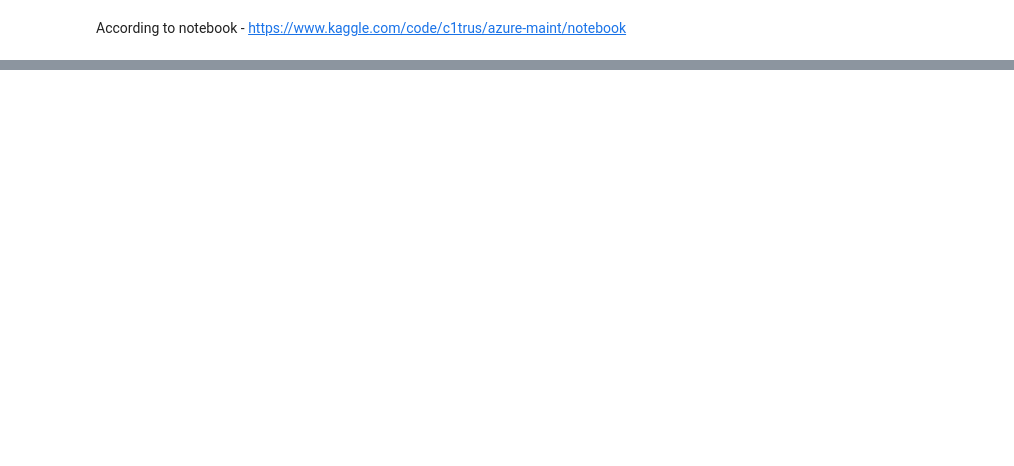
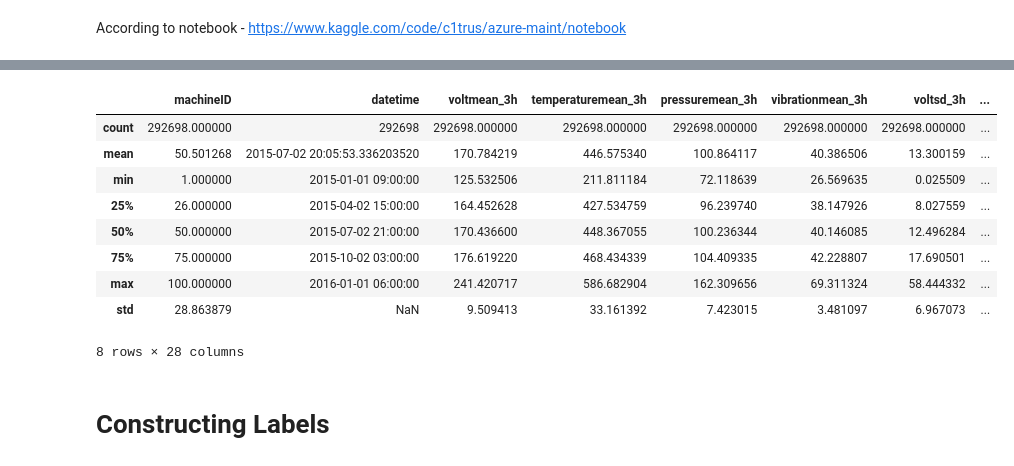
Before and after one commit to kuboszekadr/GenAI-WordCup-042024, a Jupyter notebook: notebooks/failure_prediction_xgboost.ipynb, the cells around one changed output, grey strips where cells are left out. Drawn from its saved outputs; the diff is of its cells as text; code cells hidden in the pictures; blank space fills up the shorter version.

```diff
--- a/notebooks/failure_prediction_xgboost.ipynb
+++ b/notebooks/failure_prediction_xgboost.ipynb
@@ -485,0 +224,5 @@ X_test.head()
+# %%
+for comp in components:
+    comp_rep[comp] = (comp_rep["datetime"] - pd.to_datetime(comp_rep[comp])) / np.timedelta64(1, "D")
+
+comp_rep.describe()
@@ -485,0 +270,8 @@ X_test.head()
+# %%
+final_feat = telemetry_feat.merge(
+    error_count, on=['datetime', 'machineID'], how='left')
+final_feat = final_feat.merge(
+    comp_rep, on=['datetime', 'machineID'], how='left')
+final_feat = final_feat.merge(machines, on=['machineID'], how='left')
+
+final_feat.head()
@@ -485,0 +286,15 @@ X_test.head()
+# %%
+final_feat.describe()
+# %% [output]
+|  | machineID | datetime | voltmean_3h | temperaturemean_3h | pressuremean_3h | vibrationmean_3h | voltsd_3h | ... |
+| count | 292698.000000 | 292698 | 292698.000000 | 292698.000000 | 292698.000000 | 292698.000000 | 292698.000000 | ... |
+| mean | 50.501268 | 2015-07-02 20:05:53.336203520 | 170.784219 | 446.575340 | 100.864117 | 40.386506 | 13.300159 | ... |
+| min | 1.000000 | 2015-01-01 09:00:00 | 125.532506 | 211.811184 | 72.118639 | 26.569635 | 0.025509 | ... |
+| 25% | 26.000000 | 2015-04-02 15:00:00 | 164.452628 | 427.534759 | 96.239740 | 38.147926 | 8.027559 | ... |
+| 50% | 50.000000 | 2015-07-02 21:00:00 | 170.436600 | 448.367055 | 100.236344 | 40.146085 | 12.496284 | ... |
+| 75% | 75.000000 | 2015-10-02 03:00:00 | 176.619220 | 468.434339 | 104.409335 | 42.228807 | 17.690501 | ... |
+| max | 100.000000 | 2016-01-01 06:00:00 | 241.420717 | 586.682904 | 162.309656 | 69.311324 | 58.444332 | ... |
+| std | 28.863879 | NaN | 9.509413 | 33.161392 | 7.423015 | 3.481097 | 6.967073 | ... |
+8 rows × 28 columns
+# %% [markdown]
+# Constructing Labels
```
Also changed, not shown: parts of 87 cells of this notebook, 8 other files.
